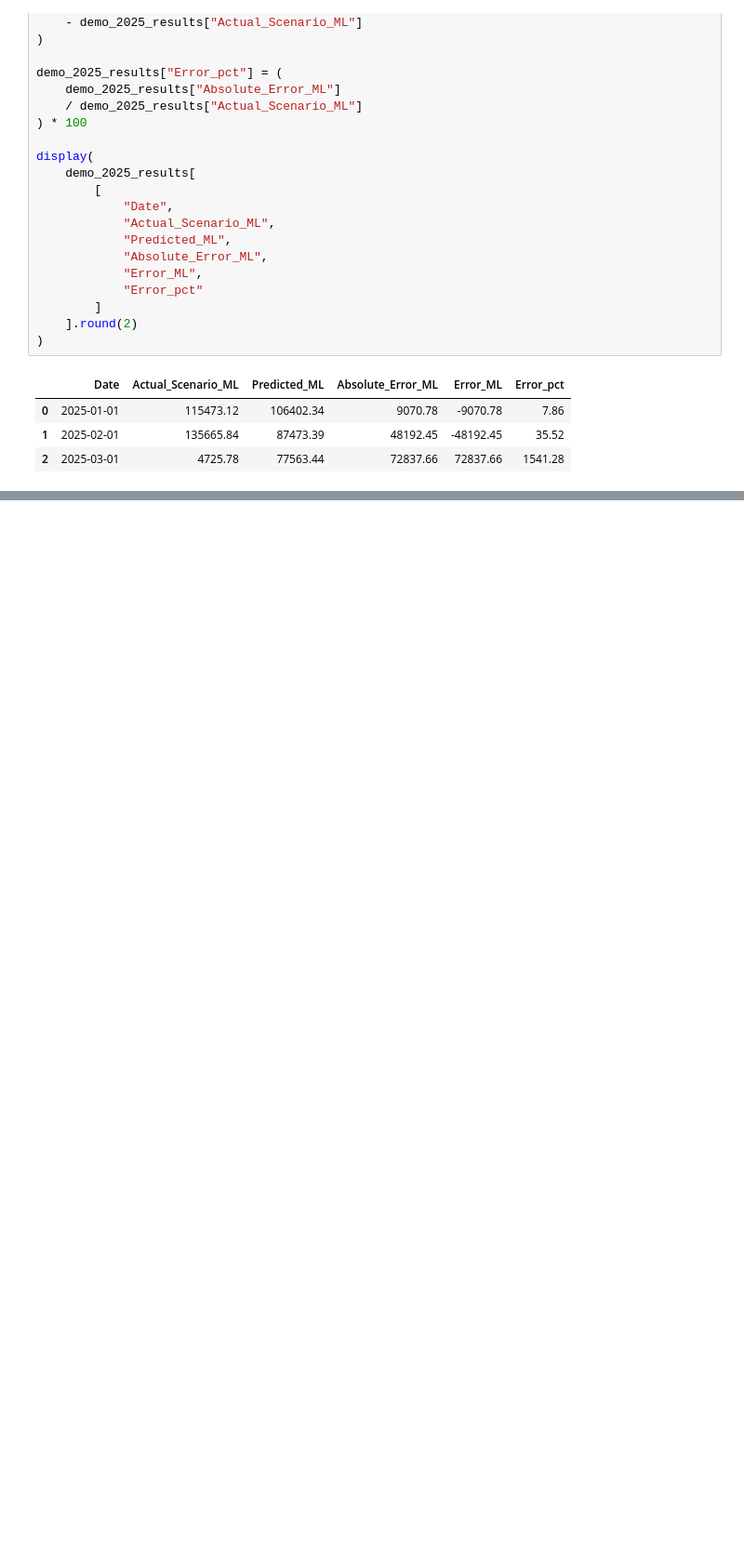
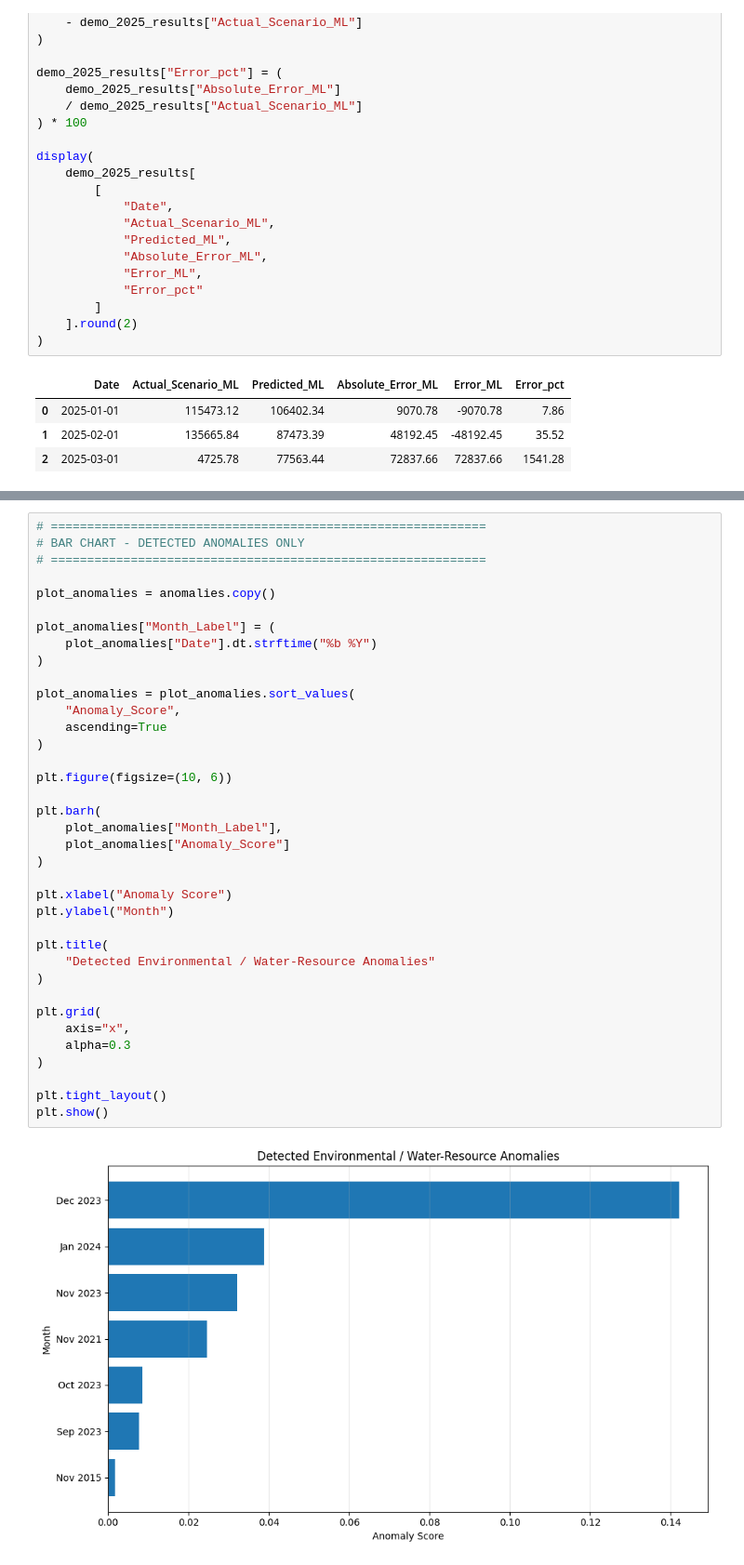
Before and after one commit to RajalakshmiTharmaraj/ProjectNew, a Jupyter notebook: Smart_Water_Management_Final_ML.ipynb, the cells around one changed output, grey strips where cells are left out. Shown at 93% size. Saved outputs shown, nothing was run; the diff lists cells and outputs as text; blank space fills up the shorter version.

```diff
--- a/Smart_Water_Management_Final_ML.ipynb
+++ b/Smart_Water_Management_Final_ML.ipynb
@@ -1811,0 +2128,39 @@ display(
+# %%
+# ============================================================
+# BAR CHART - DETECTED ANOMALIES ONLY
+# ============================================================
+
+plot_anomalies = anomalies.copy()
+
+plot_anomalies["Month_Label"] = (
+    plot_anomalies["Date"].dt.strftime("%b %Y")
+)
+
+plot_anomalies = plot_anomalies.sort_values(
+    "Anomaly_Score",
+    ascending=True
+)
+
+plt.figure(figsize=(10, 6))
+
+plt.barh(
+    plot_anomalies["Month_Label"],
+    plot_anomalies["Anomaly_Score"]
+)
+
+plt.xlabel("Anomaly Score")
+plt.ylabel("Month")
+
+plt.title(
+    "Detected Environmental / Water-Resource Anomalies"
+)
+
+plt.grid(
+    axis="x",
+    alpha=0.3
+)
+
+plt.tight_layout()
+plt.show()
+# %% [output]
+[figure, added]
```
Also changed, not shown: parts of 35 cells of this notebook.
